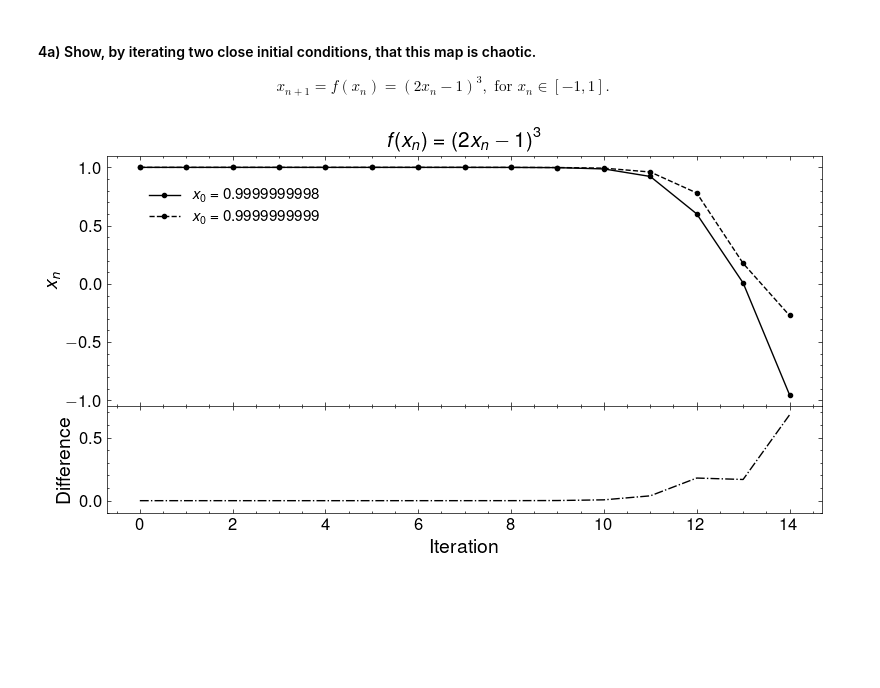
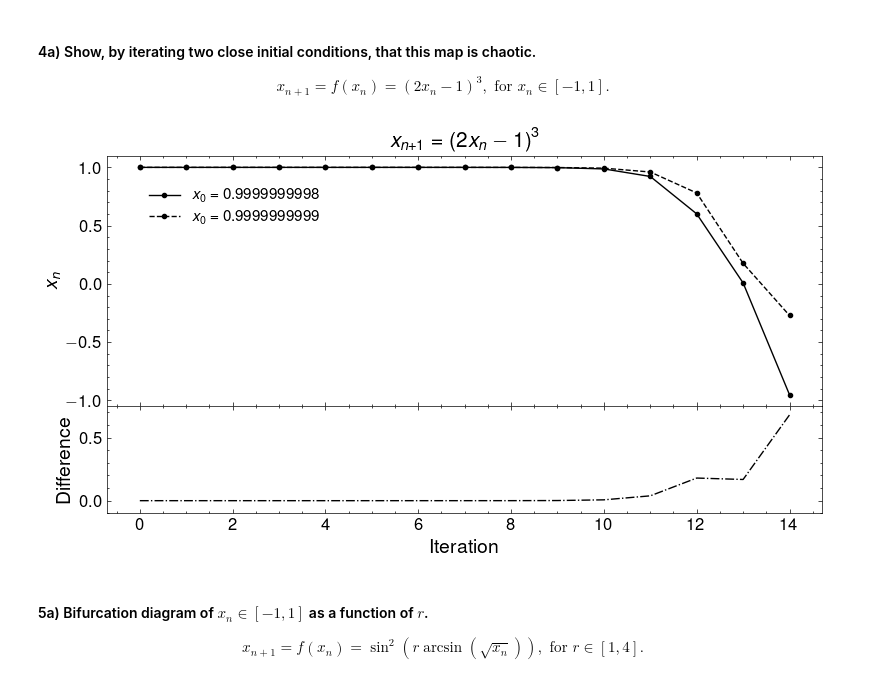
Before and after one commit to whyyorlantaken/Dynamical-Systems-Coursework, a Jupyter notebook: Take-home-1/code/notebook01.ipynb, the cells around one changed output. Cells and saved outputs as stored; diff of their text form; code cells hidden in the pictures; blank space fills up the shorter version.

```diff
--- a/Take-home-1/code/notebook01.ipynb
+++ b/Take-home-1/code/notebook01.ipynb
@@ -69,33 +70,39 @@ two_initial_conditions = initial_conditions[-3:-1]
 # %%
 # Two panel plot
 fig, (ax1, ax2) = plt.subplots(2, 1, figsize=(8, 4.5), sharex=True,
                                gridspec_kw={'hspace': 0, 'height_ratios': [7, 3]})
 
-ax1.set_title(r"$f(x_n)=\left(2x_n-1\right)^3$", fontsize=15)
+ax1.set_title(r"$x_{n+1}=\left(2x_n-1\right)^3$", fontsize=15)
 ax1.set_ylabel(r"$x_n$", fontsize=14)
 
 # Plots
 ax1.plot(range(len(two_evolutions[0])), two_evolutions[0],
          label=r'$x_0=$' + f" {two_initial_conditions[0]:.10f}",
          marker='o', color='k')
 ax1.plot(range(len(two_evolutions[1])), two_evolutions[1],
          label=r'$x_0=$' + f" {two_initial_conditions[1]:.10f}",
          marker='o', color='k', ls='--')
 
 ax1.legend(loc=(0.05, 0.70), fontsize=11)
 ax1.tick_params(axis='both', labelsize=12)
 
 # Difference
 difference = np.abs(np.array(two_evolutions[0]) - np.array(two_evolutions[1]))
 ax2.plot(range(len(difference)), difference, color='k', ls = "-.")
 ax2.set_xlabel("Iteration", fontsize=14)
 ax2.set_ylabel("Difference", fontsize=14)
 ax2.tick_params(axis='both', labelsize=12)
 ax2.set_ylim(-0.1, 0.75)
 
 plt.tight_layout()
-plt.savefig("4b.pdf", bbox_inches='tight', dpi=300)
+#plt.savefig("4b.pdf", bbox_inches='tight', dpi=300)
 plt.subplots_adjust(hspace=0)
 plt.show()
 # %% [output]
-[figure, old version]
+[figure, new version]
+# %% [markdown]
+#### 5a) Bifurcation diagram of $x_n \in [-1,1]$ as a function of $r$.
+
+$$
+x_{n+1} = f(x_n) = \sin^2(r \arcsin(\sqrt{x_n})),\text{ for } r \in [1, 4].
+$$
```
Also changed, not shown: parts of 5 cells of this notebook, 2 other files.
